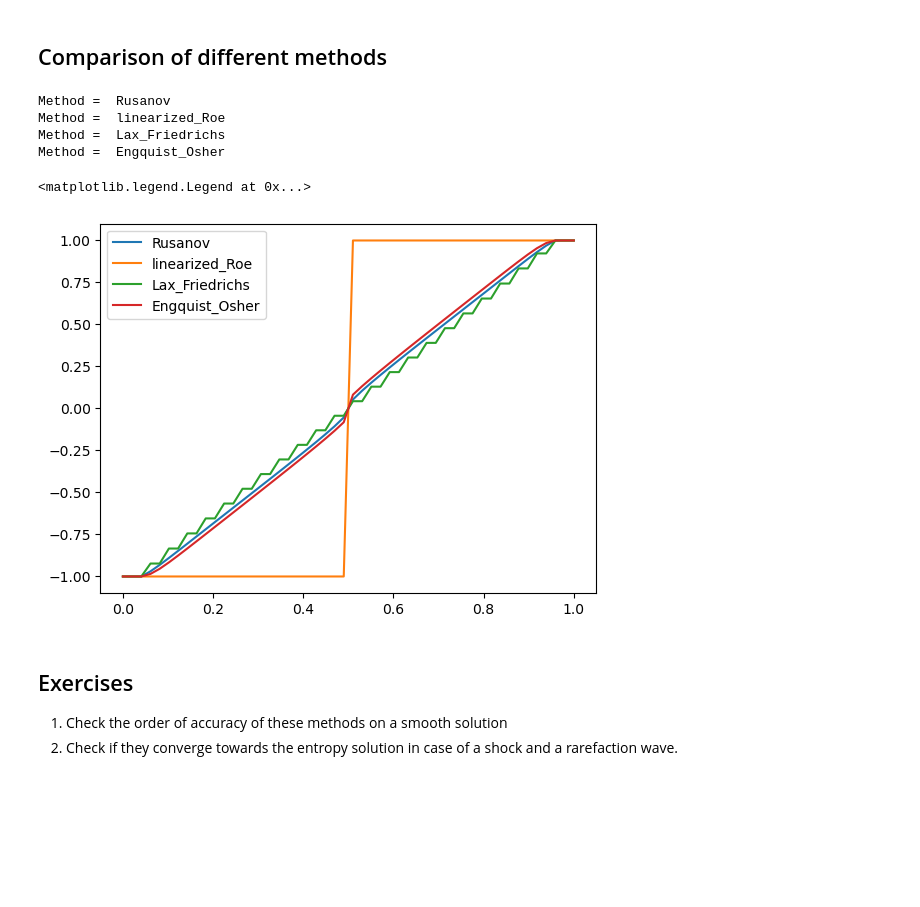
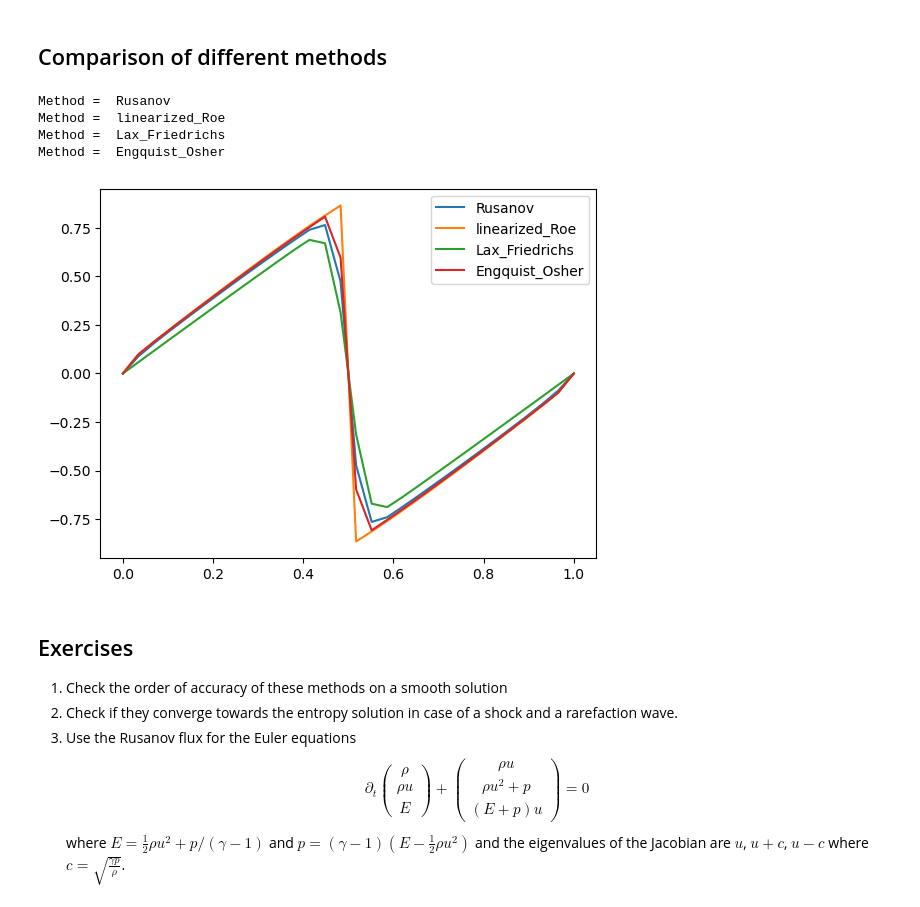
Before and after one commit to accdavlo/calcolo-scientifico, a Jupyter notebook: codes/solutions/hyperbolic_FD.ipynb, the cells around one changed output. Drawn from its saved outputs; the diff is of its cells as text; code cells hidden in the pictures; blank space fills up the shorter version.

```diff
--- a/codes/solutions/hyperbolic_FD.ipynb
+++ b/codes/solutions/hyperbolic_FD.ipynb
@@ -184,8 +160,8 @@ class Advection_explicit_euler:
 
         if hasattr(self,"u_ex_lambda"):
             # Final time error
-            self.u_ex_end = self.u_ex_lambda(time,self.geom.xx, self.a)
-            self.error = np.linalg.norm(un1-self.u_ex_end)/np.linalg.norm(self.u_ex_end)
+            self.u_ex_end = self.u_ex_lambda(time,self.geom.xx)
+            self.error = np.linalg.norm(un1[1:-1]-self.u_ex_end)/np.linalg.norm(self.u_ex_end)
             # print("Final error ",self.error)
         return self.geom.xx, un1[1:-1]
 # %%
@@ -233,42 +227,64 @@ plt.show()
 # %%
 problem = Burgers()
 
-geom = Geometry1D(0,1.,50)
+geom = Geometry1D(0,1.,30)
 CFL = 0.9
-T_end = 0.4
+T_end = 0.35
+
+# Rarefaction wave
+uL = -1.
+uR = 1.
+u0_lambda = lambda x: uL*(x<0.5)+uR*(x>=0.5)
+u_exact = lambda t,x: ((x-0.5)<uL*t)*uL + ((x-0.5)>=uL*t)*((x-0.5)<uR*t)*((x-0.5)/(t+1e-100)) + ((x-0.5)>=uR*t)*uR
+
+# Shock wave
+uL = 1.
+uR = 0.
+us= (uL+uR)/2.
+u0_lambda = lambda x: uL*(x<0.5)+uR*(x>=0.5)
+u_exact = lambda t,x: ((x-0.5)<us*t)*uL + ((x-0.5)>=us*t)*uR
+
+# Sine wave
 u0_lambda = lambda x: np.sin(2*np.pi*x)
-u0_lambda = lambda x: 2.*(x>0.5)-1.
+
 
 spatial_discretization_type = "Rusanov"#"Lax_Friedrichs"
 boundary = dict()
 boundary["left"] = ["periodic",None]
 boundary["right"] = ["periodic",None]
 
-boundary = dict()
-boundary["left"] = ["dirichlet",u0_lambda(geom.x_left)]
-boundary["right"] = ["neumann",0.]
+# boundary = dict()
+# boundary["left"] = ["dirichlet",u0_lambda(geom.x_left)]
+# boundary["right"] = ["neumann",0.]
 
 
 spatial_discretizations  = ["Rusanov","linearized_Roe","Lax_Friedrichs","Engquist_Osher"] #,"central"
 
 for spatial_discretization_type in spatial_discretizations:
     print("Method = ",spatial_discretization_type)
     EE_advection = Advection_explicit_euler( geom, problem, T_end, u0_lambda, CFL, \
                      spatial_discretization_type=spatial_discretization_type,
-                    dt_save = 0.1,boundary=boundary)
+                    dt_save = 0.1,boundary=boundary)#, u_ex_lambda=u_exact)
     xx,un1 = EE_advection.evolve()
     plt.plot(xx,un1, label=spatial_discretization_type)
 
-
+# plt.plot(xx,u_exact(T_end,xx), label="Exact final time")
 plt.legend()
+plt.savefig("sin_simulations.png")
 # %% [output]
 Method =  Rusanov
 Method =  linearized_Roe
 Method =  Lax_Friedrichs
 Method =  Engquist_Osher
-<matplotlib.legend.Legend at 0x...>
-[figure, old version]
+[figure, new version]
 # %% [markdown]
 ## Exercises
 1. Check the order of accuracy of these methods on a smooth solution
 1. Check if they converge towards the entropy solution in case of a shock and a rarefaction wave.
+1. Use the Rusanov flux for the Euler equations
+$$
+\partial_t \begin{pmatrix}
+\rho \\ \rho u \\ E \end{pmatrix} + \begin{pmatrix}
+\rho u \\ \rho u^2 + p \\ (E+p)u \end{pmatrix} = 0
+$$
+where $E = \frac{1}{2} \rho u^2 + p/(\gamma - 1)$ and $p = (\gamma - 1) \left( E - \frac{1}{2} \rho u^2 \right)$ and the eigenvalues of the Jacobian are $u$, $u+c$, $u-c$ where $c = \sqrt{\frac{\gamma p}{\rho}}$.
```
Also changed, not shown: parts of 8 cells of this notebook, 9 other files.
